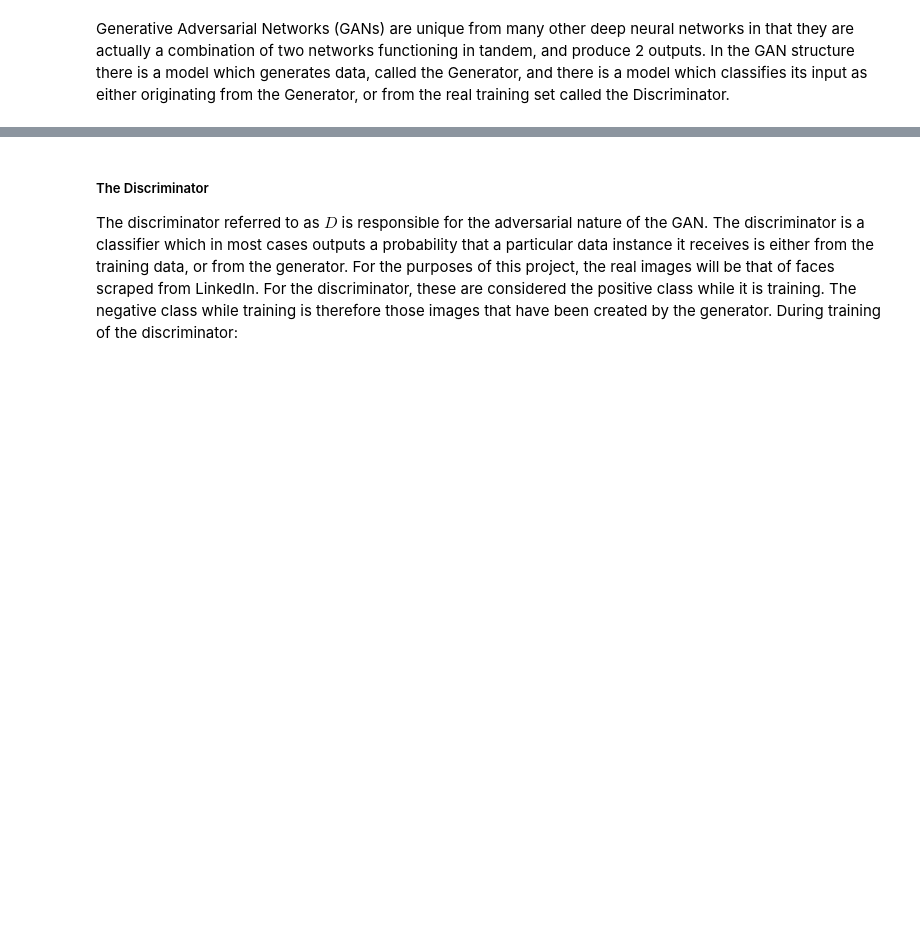
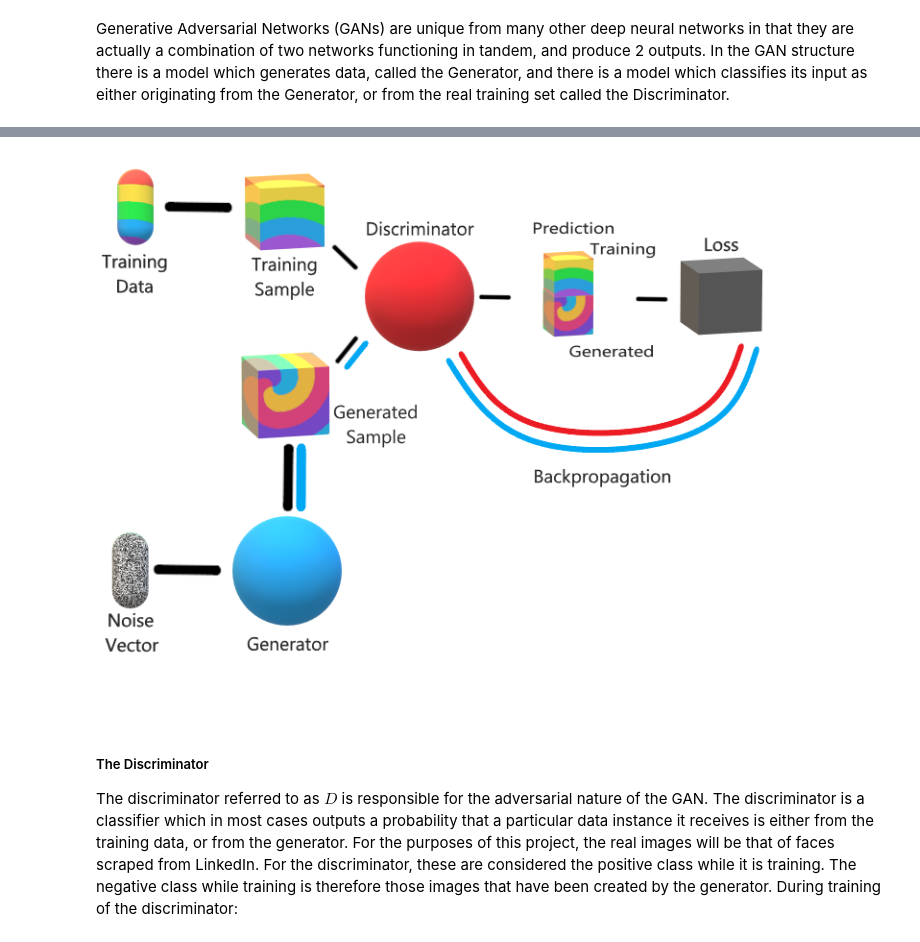
Before and after one commit to MoJoMoon/Deep-Learning-for-Diversity-Inclusion-in-Media, a Jupyter notebook: 2. Generating Faces with a DCGAN.ipynb, the cells around one changed output, grey strips where cells are left out. Saved outputs shown, nothing was run; the diff lists cells and outputs as text; code cells hidden in the pictures; blank space fills up the shorter version.

```diff
--- a/2. Generating Faces with a DCGAN.ipynb
+++ b/2. Generating Faces with a DCGAN.ipynb
@@ -23,3 +21,9 @@ Generative Adversarial Networks (GANs) are unique from many other deep neural ne
+# %%
+# View image
+from IPython.display import Image
+Image(filename='imgs/notebook_images/gan_archi_2.png')
+# %% [output]
+[figure, added]
 # %% [markdown]
 ##### The Discriminator
 
```
Also changed, not shown: parts of 6 cells of this notebook.
